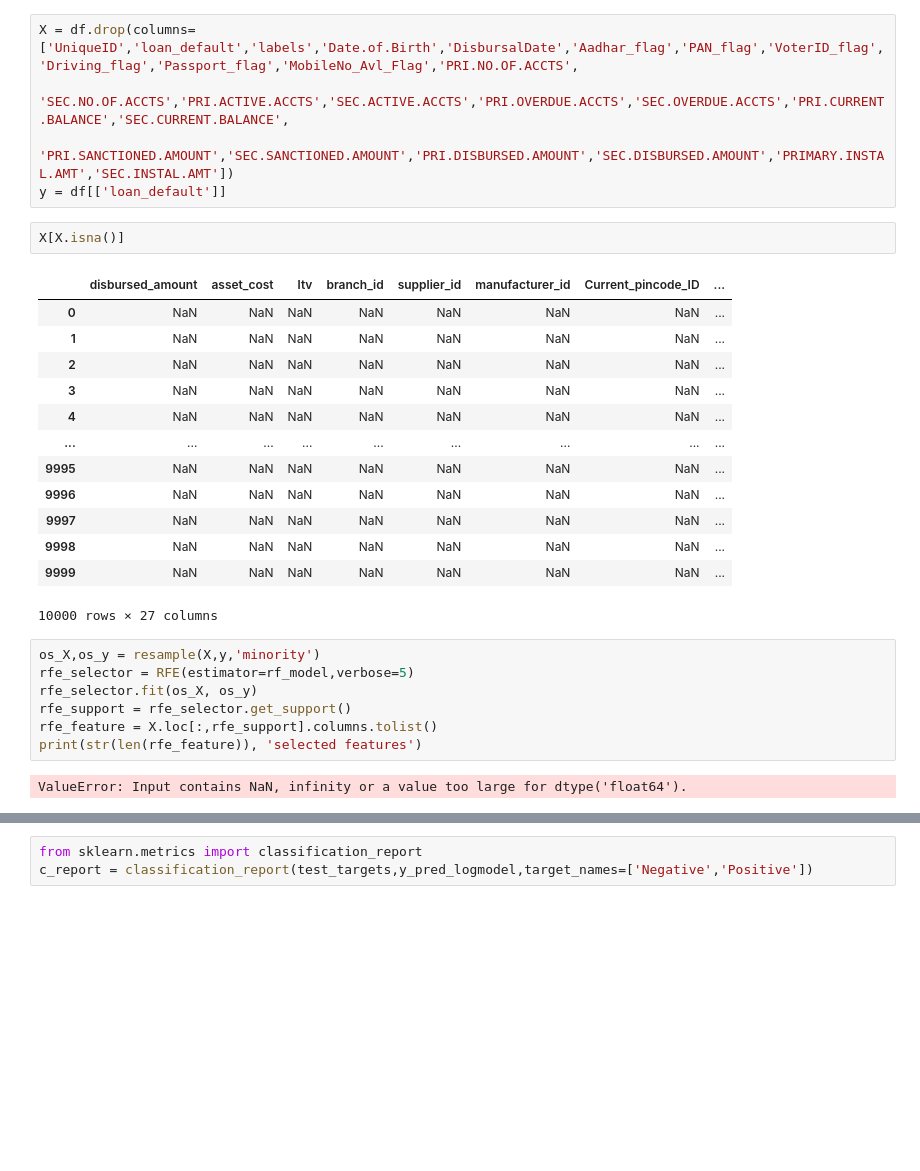
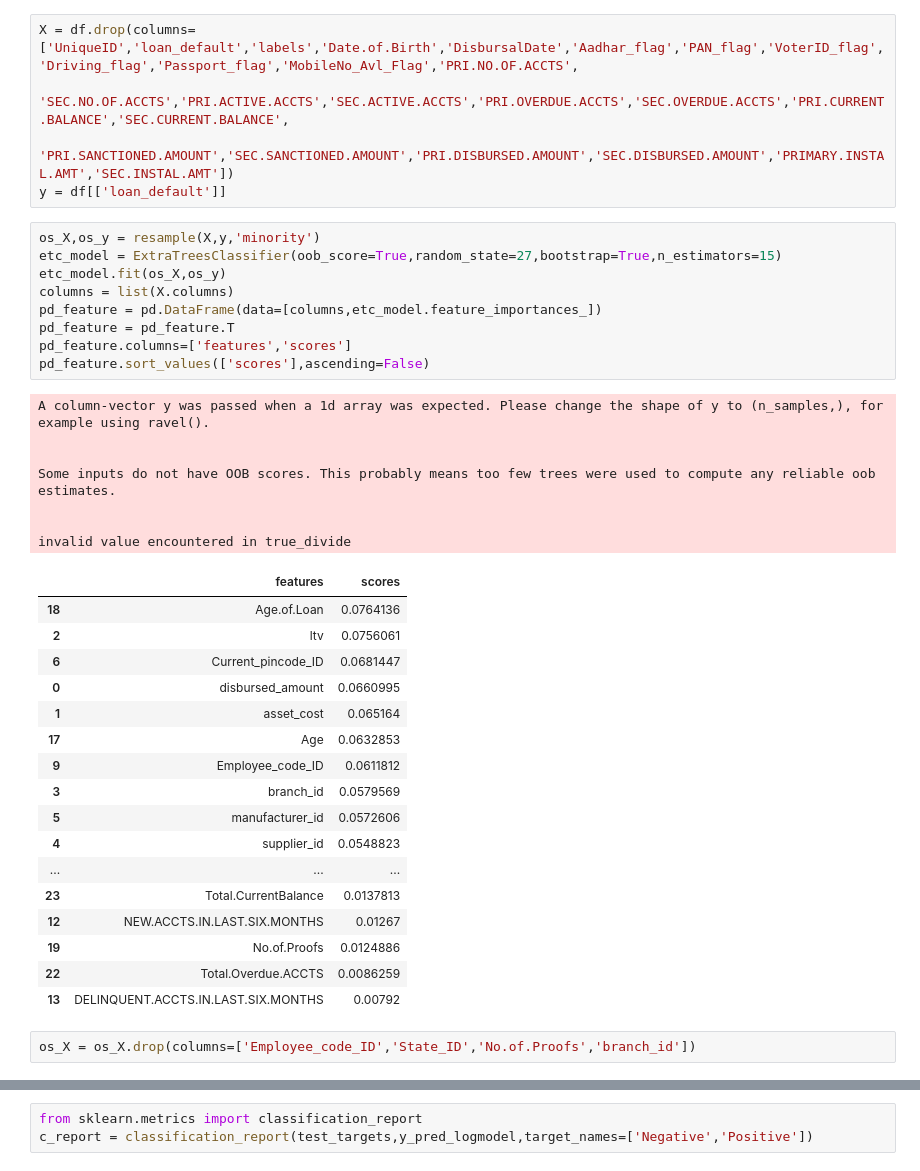
Before and after one commit to kavinsrinaath/Vehicle_Loan_Default_Prediction, a Jupyter notebook: Notebooks/junk.ipynb, the cells around one changed output, grey strips where cells are left out. Cells and saved outputs as stored; diff of their text form; blank space fills up the shorter version.

```diff
--- a/Notebooks/junk.ipynb
+++ b/Notebooks/junk.ipynb
@@ -258,31 +177,42 @@ X = df.drop(columns=['UniqueID','loan_default','labels','Date.of.Birth','Disburs
                     'SEC.NO.OF.ACCTS','PRI.ACTIVE.ACCTS','SEC.ACTIVE.ACCTS','PRI.OVERDUE.ACCTS','SEC.OVERDUE.ACCTS','PRI.CURRENT.BALANCE','SEC.CURRENT.BALANCE',
                     'PRI.SANCTIONED.AMOUNT','SEC.SANCTIONED.AMOUNT','PRI.DISBURSED.AMOUNT','SEC.DISBURSED.AMOUNT','PRIMARY.INSTAL.AMT','SEC.INSTAL.AMT'])
 y = df[['loan_default']]
-# %%
-X[X.isna()]
-# %% [output]
-|  | disbursed_amount | asset_cost | ltv | branch_id | supplier_id | manufacturer_id | Current_pincode_ID | ... |
-| 0 | NaN | NaN | NaN | NaN | NaN | NaN | NaN | ... |
-| 1 | NaN | NaN | NaN | NaN | NaN | NaN | NaN | ... |
-| 2 | NaN | NaN | NaN | NaN | NaN | NaN | NaN | ... |
-| 3 | NaN | NaN | NaN | NaN | NaN | NaN | NaN | ... |
-| 4 | NaN | NaN | NaN | NaN | NaN | NaN | NaN | ... |
-| ... | ... | ... | ... | ... | ... | ... | ... | ... |
-| 9995 | NaN | NaN | NaN | NaN | NaN | NaN | NaN | ... |
-| 9996 | NaN | NaN | NaN | NaN | NaN | NaN | NaN | ... |
-| 9997 | NaN | NaN | NaN | NaN | NaN | NaN | NaN | ... |
-| 9998 | NaN | NaN | NaN | NaN | NaN | NaN | NaN | ... |
-| 9999 | NaN | NaN | NaN | NaN | NaN | NaN | NaN | ... |
-10000 rows × 27 columns
-# %%
-os_X,os_y = resample(X,y,'minority')
-rfe_selector = RFE(estimator=rf_model,verbose=5)
-rfe_selector.fit(os_X, os_y)
-rfe_support = rfe_selector.get_support()
-rfe_feature = X.loc[:,rfe_support].columns.tolist()
-print(str(len(rfe_feature)), 'selected features')
-# %% [output]
-ValueError: Input contains NaN, infinity or a value too large for dtype('float64').
+# %%
+os_X,os_y = resample(X,y,'minority')
+etc_model = ExtraTreesClassifier(oob_score=True,random_state=27,bootstrap=True,n_estimators=15)
+etc_model.fit(os_X,os_y)
+columns = list(X.columns)
+pd_feature = pd.DataFrame(data=[columns,etc_model.feature_importances_])
+pd_feature = pd_feature.T
+pd_feature.columns=['features','scores']
+pd_feature.sort_values(['scores'],ascending=False)
+# %% [output]
+A column-vector y was passed when a 1d array was expected. Please change the shape of y to (n_samples,), for example using ravel().
+
+
+Some inputs do not have OOB scores. This probably means too few trees were used to compute any reliable oob estimates.
+
+
+invalid value encountered in true_divide
+|  | features | scores |
+| 18 | Age.of.Loan | 0.0764136 |
+| 2 | ltv | 0.0756061 |
+| 6 | Current_pincode_ID | 0.0681447 |
+| 0 | disbursed_amount | 0.0660995 |
+| 1 | asset_cost | 0.065164 |
+| 17 | Age | 0.0632853 |
+| 9 | Employee_code_ID | 0.0611812 |
+| 3 | branch_id | 0.0579569 |
+| 5 | manufacturer_id | 0.0572606 |
+| 4 | supplier_id | 0.0548823 |
+| ... | ... | ... |
+| 23 | Total.CurrentBalance | 0.0137813 |
+| 12 | NEW.ACCTS.IN.LAST.SIX.MONTHS | 0.01267 |
+| 19 | No.of.Proofs | 0.0124886 |
+| 22 | Total.Overdue.ACCTS | 0.0086259 |
+| 13 | DELINQUENT.ACCTS.IN.LAST.SIX.MONTHS | 0.00792 |
+# %%
+os_X = os_X.drop(columns=['Employee_code_ID','State_ID','No.of.Proofs','branch_id'])
 # %%
 from sklearn.model_selection import cross_val_score,RepeatedStratifiedKFold
 from imblearn.ensemble import BalancedRandomForestClassifier
```
Also changed, not shown: parts of 23 cells of this notebook.
